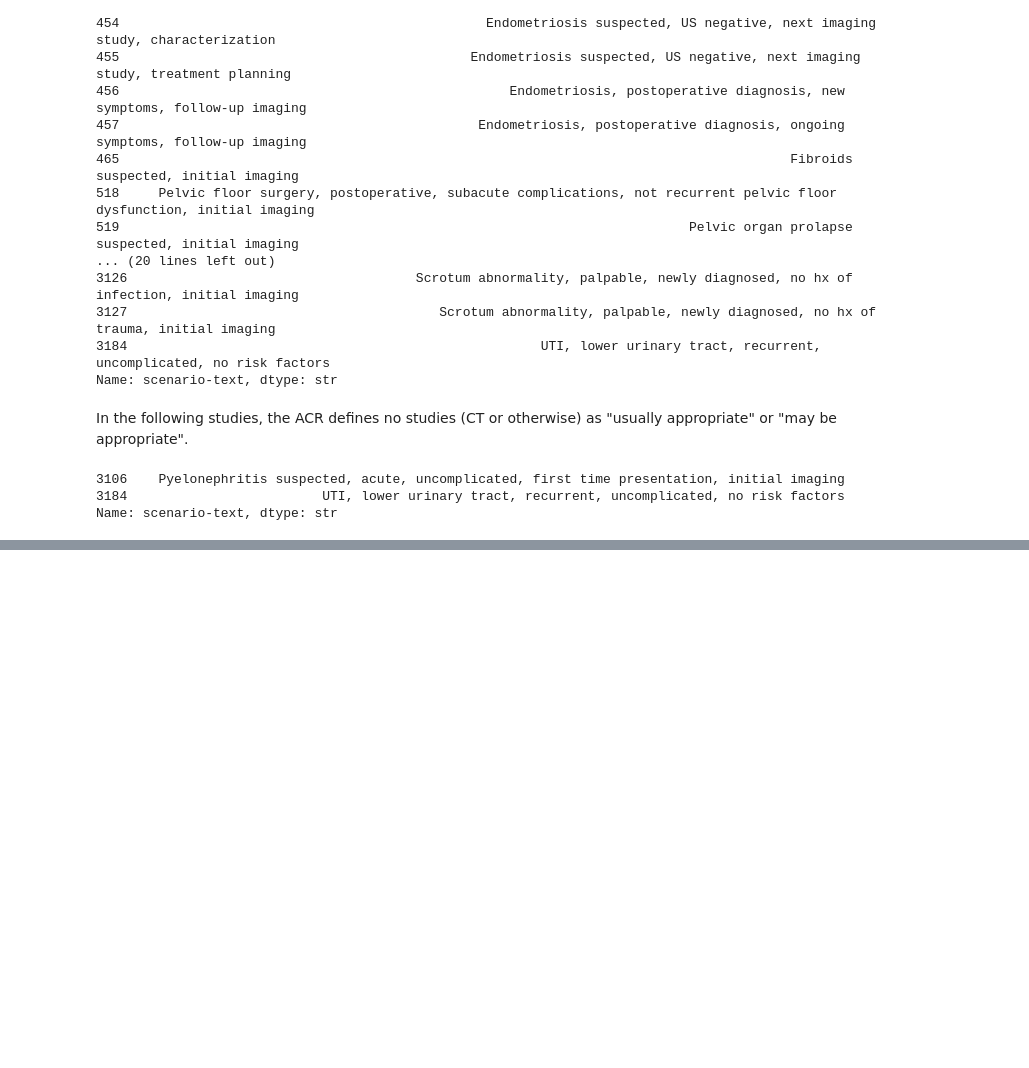
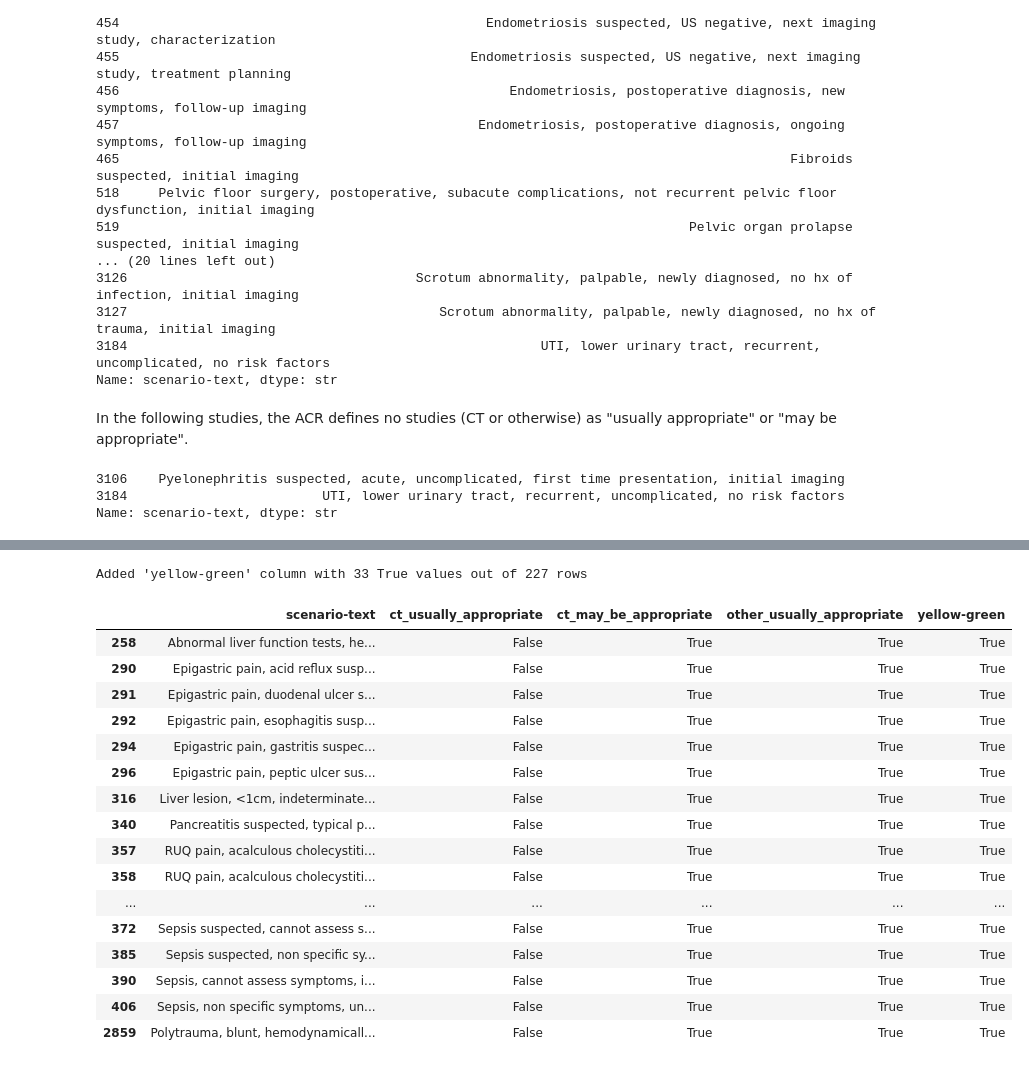
Before and after one commit to bsalexander/acr_analysis, a Jupyter notebook: analyze_categories.ipynb, the cells around one changed output, grey strips where cells are left out. Saved outputs shown, nothing was run; the diff lists cells and outputs as text; code cells hidden in the pictures; blank space fills up the shorter version.

```diff
--- a/analyze_categories.ipynb
+++ b/analyze_categories.ipynb
@@ -524,0 +580,10 @@ Name: scenario-text, dtype: str
+# %%
+# green-red: True if CT is usually appropriate but alternative is not appropriate
+
+filtered_df['green-red'] = (filtered_df['ct_usually_appropriate'] == True) & \
+                            (filtered_df['other_usually_appropriate'] == False) & \
+                            (filtered_df['other_may_be_appropriate'] == False) & \
+                            (filtered_df['other_not_appropriate'] == True)
+
+print(f"Added 'green-red' column with {filtered_df['green-red'].sum()} True values out of {len(filtered_df)} rows")
+filtered_df[filtered_df['green-red']][['scenario-text', 'ct_usually_appropriate', 'other_usually_appropriate', 'other_may_be_appropriate', 'other_not_appropriate', 'green-red']]
@@ -525 +595,29 @@ Name: scenario-text, dtype: str
+# %%
+# yellow-green: True if CT is maybe appropriate but alternative is usually appropriate
+
+filtered_df['yellow-green'] = (filtered_df['ct_usually_appropriate'] == False) & \
+                             (filtered_df['ct_may_be_appropriate'] == True) & \
+                             (filtered_df['other_usually_appropriate'] == True)
+
+print(f"Added 'yellow-green' column with {filtered_df['yellow-green'].sum()} True values out of {len(filtered_df)} rows")
+filtered_df[filtered_df['yellow-green']][['scenario-text', 'ct_usually_appropriate', 'ct_may_be_appropriate', 'other_usually_appropriate', 'yellow-green']]
+# %% [output]
+Added 'yellow-green' column with 33 True values out of 227 rows
+|  | scenario-text | ct_usually_appropriate | ct_may_be_appropriate | other_usually_appropriate | yellow-green |
+| 258 | Abnormal liver function tests, he... | False | True | True | True |
+| 290 | Epigastric pain, acid reflux susp... | False | True | True | True |
+| 291 | Epigastric pain, duodenal ulcer s... | False | True | True | True |
+| 292 | Epigastric pain, esophagitis susp... | False | True | True | True |
+| 294 | Epigastric pain, gastritis suspec... | False | True | True | True |
+| 296 | Epigastric pain, peptic ulcer sus... | False | True | True | True |
+| 316 | Liver lesion, <1cm, indeterminate... | False | True | True | True |
+| 340 | Pancreatitis suspected, typical p... | False | True | True | True |
+| 357 | RUQ pain, acalculous cholecystiti... | False | True | True | True |
+| 358 | RUQ pain, acalculous cholecystiti... | False | True | True | True |
+| ... | ... | ... | ... | ... | ... |
+| 372 | Sepsis suspected, cannot assess s... | False | True | True | True |
+| 385 | Sepsis suspected, non specific sy... | False | True | True | True |
+| 390 | Sepsis, cannot assess symptoms, i... | False | True | True | True |
+| 406 | Sepsis, non specific symptoms, un... | False | True | True | True |
+| 2859 | Polytrauma, blunt, hemodynamicall... | False | True | True | True |
 # %%
```
Also changed, not shown: parts of 12 cells of this notebook, 1 other file.
